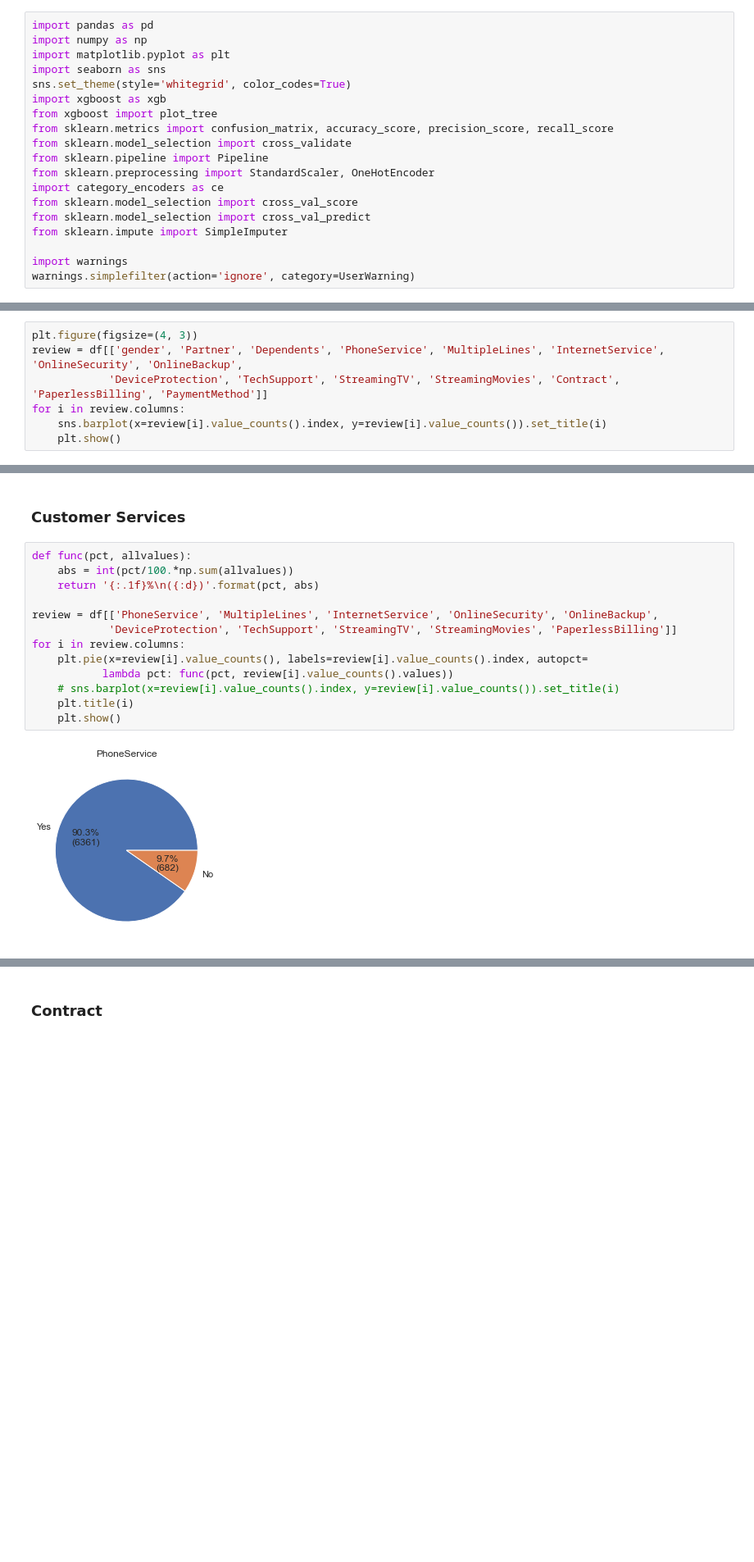
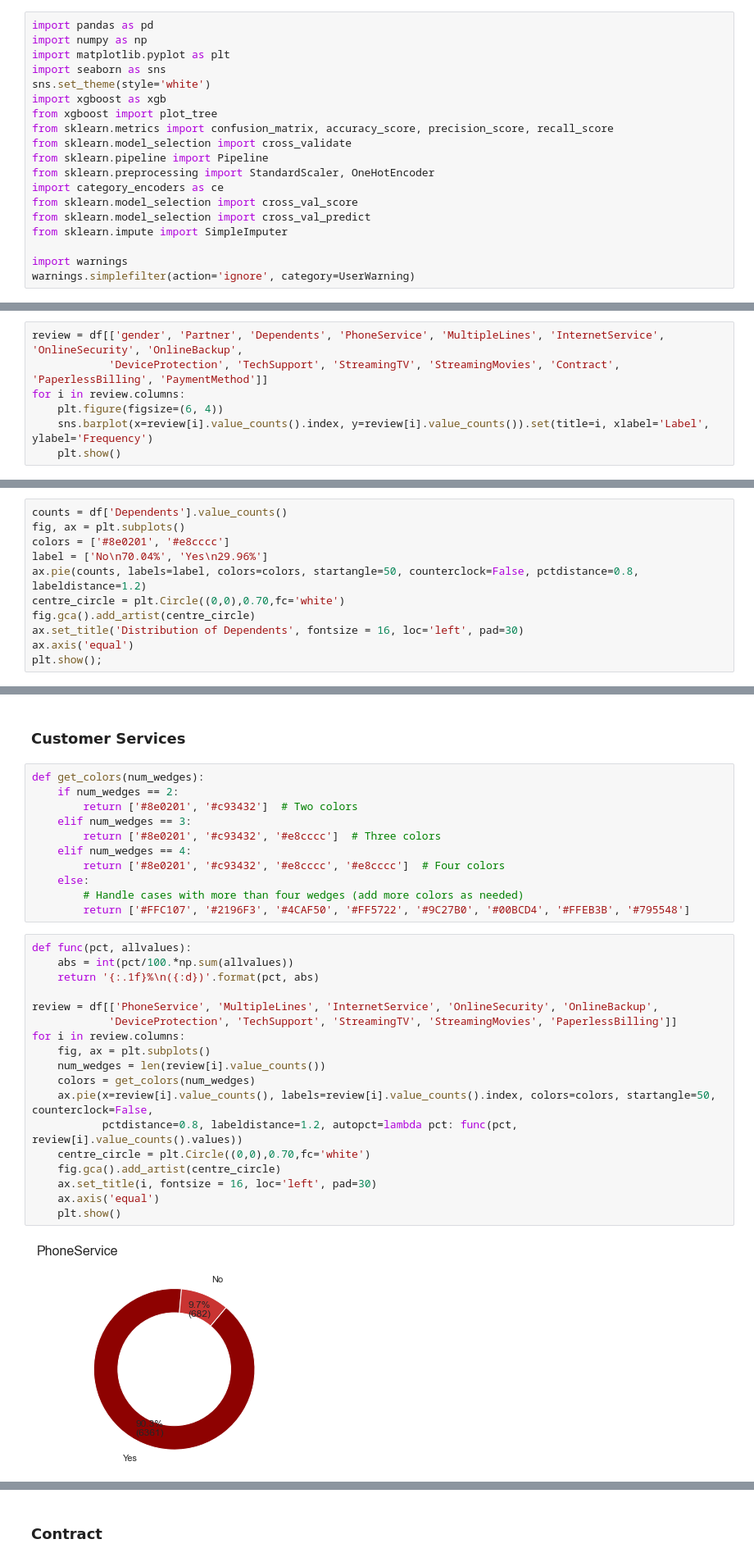
Before and after one commit to Abdulraqib20/telecom-churn-prediction, a Jupyter notebook: real_churn_predict.ipynb, the cells around one changed output, grey strips where cells are left out. Shown at 82% size. Saved outputs shown, nothing was run; the diff lists cells and outputs as text; blank space fills up the shorter version.

```diff
--- a/real_churn_predict.ipynb
+++ b/real_churn_predict.ipynb
@@ -11,7 +11,7 @@ import pandas as pd
 import numpy as np
 import matplotlib.pyplot as plt
 import seaborn as sns
-sns.set_theme(style='whitegrid', color_codes=True)
+sns.set_theme(style='white')
 import xgboost as xgb
 from xgboost import plot_tree
 from sklearn.metrics import confusion_matrix, accuracy_score, precision_score, recall_score
@@ -129,10 +129,10 @@ missing_val
 # %% [markdown]
 #### A quick viz of the dataset's categorical columns
 # %%
-plt.figure(figsize=(4, 3))
 review = df[['gender', 'Partner', 'Dependents', 'PhoneService', 'MultipleLines', 'InternetService', 'OnlineSecurity', 'OnlineBackup',
             'DeviceProtection', 'TechSupport', 'StreamingTV', 'StreamingMovies', 'Contract', 'PaperlessBilling', 'PaymentMethod']]
 for i in review.columns:
-    sns.barplot(x=review[i].value_counts().index, y=review[i].value_counts()).set_title(i)
+    plt.figure(figsize=(6, 4))
+    sns.barplot(x=review[i].value_counts().index, y=review[i].value_counts()).set(title=i, xlabel='Label', ylabel='Frequency')
     plt.show()
 # %% [output]
@@ -235,0 +243,11 @@ plt.legend(title = 'Distribution of Dependents among customers:')
+# %%
+counts = df['Dependents'].value_counts()
+fig, ax = plt.subplots()
+colors = ['#8e0201', '#e8cccc']
+label = ['No\n70.04%', 'Yes\n29.96%']
+ax.pie(counts, labels=label, colors=colors, startangle=50, counterclock=False, pctdistance=0.8, labeldistance=1.2)
+centre_circle = plt.Circle((0,0),0.70,fc='white')
+fig.gca().add_artist(centre_circle)
+ax.set_title('Distribution of Dependents', fontsize = 16, loc='left', pad=30)
+ax.axis('equal')
+plt.show();
@@ -237,18 +257,34 @@ plt.legend(title = 'Distribution of Dependents among customers:')
 Few of the customers actually have dependents
 # %% [markdown]
 ### Customer Services
+# %%
+def get_colors(num_wedges):
+    if num_wedges == 2:
+        return ['#8e0201', '#c93432']  # Two colors
+    elif num_wedges == 3:
+        return ['#8e0201', '#c93432', '#e8cccc']  # Three colors
+    elif num_wedges == 4:
+        return ['#8e0201', '#c93432', '#e8cccc', '#e8cccc']  # Four colors
+    else:
+        # Handle cases with more than four wedges (add more colors as needed)
+        return ['#FFC107', '#2196F3', '#4CAF50', '#FF5722', '#9C27B0', '#00BCD4', '#FFEB3B', '#795548']
 # %%
 def func(pct, allvalues):
     abs = int(pct/100.*np.sum(allvalues))
     return '{:.1f}%\n({:d})'.format(pct, abs)
 
 review = df[['PhoneService', 'MultipleLines', 'InternetService', 'OnlineSecurity', 'OnlineBackup',
             'DeviceProtection', 'TechSupport', 'StreamingTV', 'StreamingMovies', 'PaperlessBilling']]
 for i in review.columns:
-    plt.pie(x=review[i].value_counts(), labels=review[i].value_counts().index, autopct=
-           lambda pct: func(pct, review[i].value_counts().values))
-    # sns.barplot(x=review[i].value_counts().index, y=review[i].value_counts()).set_title(i)
-    plt.title(i)
+    fig, ax = plt.subplots()
+    num_wedges = len(review[i].value_counts())
+    colors = get_colors(num_wedges)
+    ax.pie(x=review[i].value_counts(), labels=review[i].value_counts().index, colors=colors, startangle=50, counterclock=False,
+           pctdistance=0.8, labeldistance=1.2, autopct=lambda pct: func(pct, review[i].value_counts().values))
+    centre_circle = plt.Circle((0,0),0.70,fc='white')
+    fig.gca().add_artist(centre_circle)
+    ax.set_title(i, fontsize = 16, loc='left', pad=30)
+    ax.axis('equal')
     plt.show()
 # %% [output]
-[figure, old version]
+[figure, new version]
```
Also changed, not shown: parts of 30 cells of this notebook.
